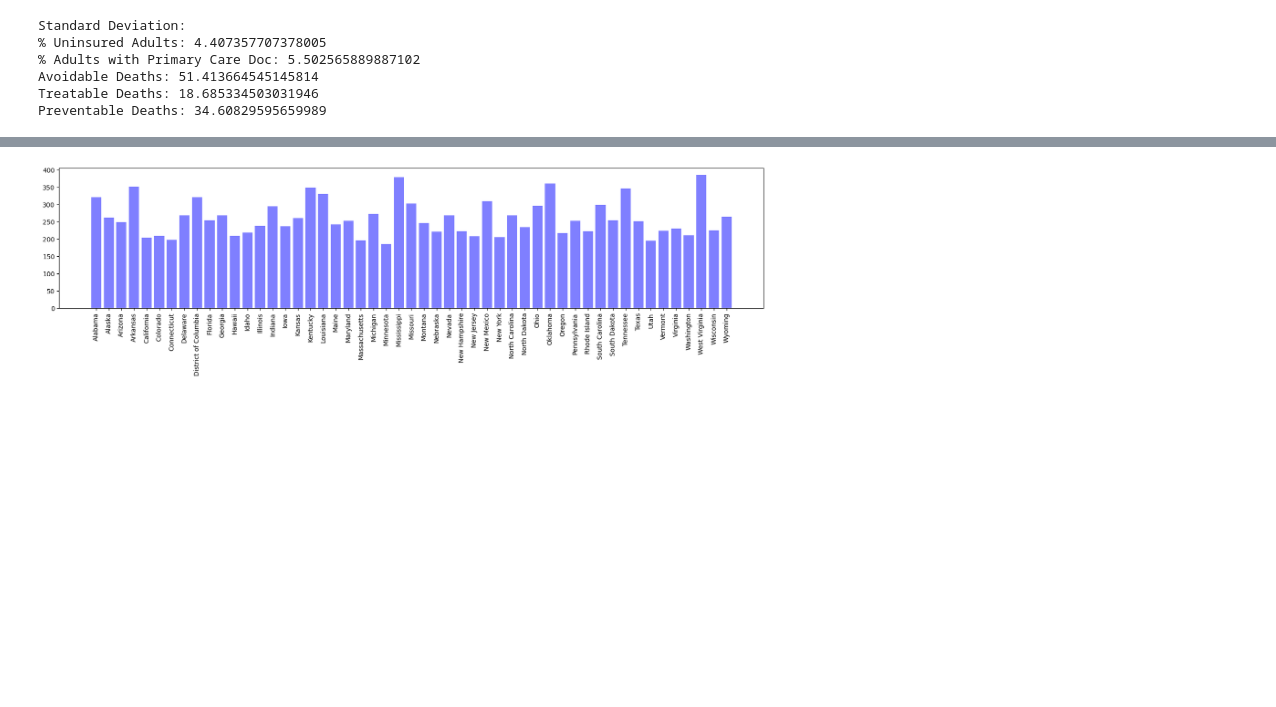
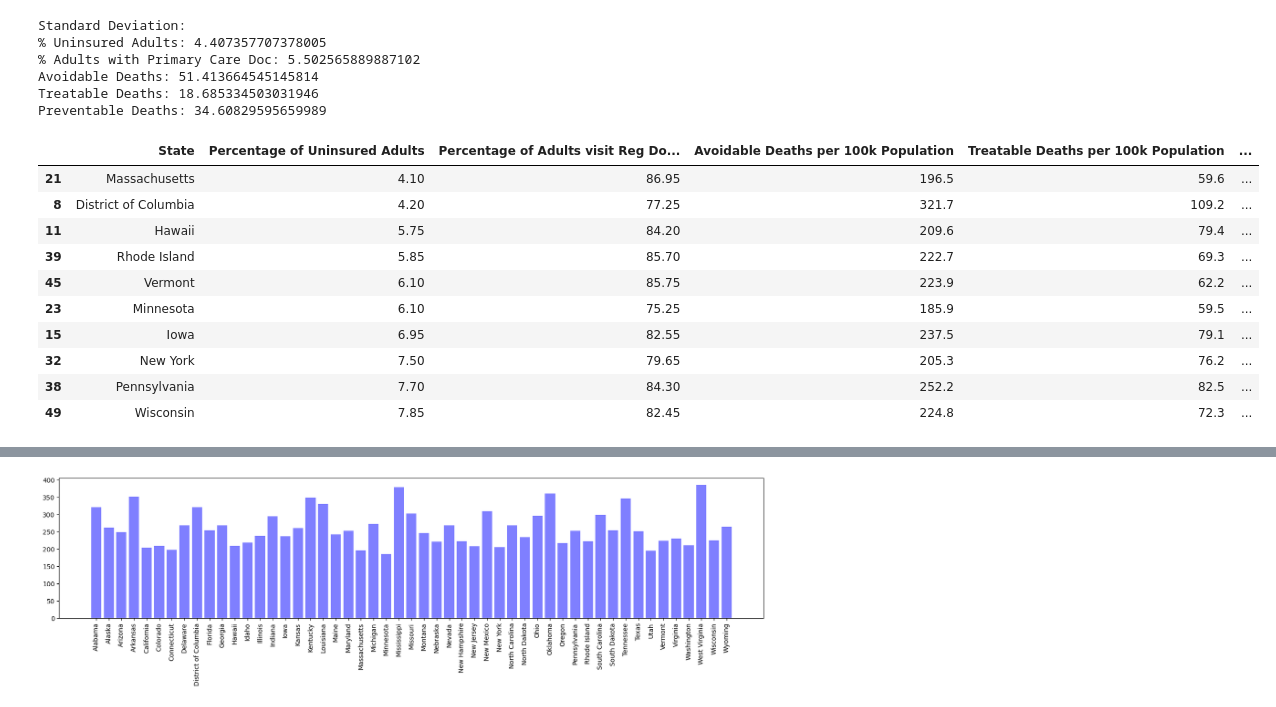
Before and after one commit to redpandata19/Project_1_Team_5, a Jupyter notebook: Data_Analysis.ipynb, the cells around one changed output, grey strips where cells are left out. Saved outputs shown, nothing was run; the diff lists cells and outputs as text; code cells hidden in the pictures; blank space fills up the shorter version.

```diff
--- a/Data_Analysis.ipynb
+++ b/Data_Analysis.ipynb
@@ -98,5 +98,20 @@ doc_sorted = merged_data.sort_values("Percentage of Adults visit Reg Doctors")
 avoi_sorted = merged_data.sort_values("Avoidable Deaths per 100k Population")
 treat_sorted = merged_data.sort_values("Treatable Deaths per 100k Population")
 prev_sorted = merged_data.sort_values("Preventable Deaths per 100k Population")
+# %%
+# confirm sorting is low to high
+unis_sorted.head(10)
+# %% [output]
+|  | State | Percentage of Uninsured Adults | Percentage of Adults visit Reg Do... | Avoidable Deaths per 100k Population | Treatable Deaths per 100k Population | ... |
+| 21 | Massachusetts | 4.10 | 86.95 | 196.5 | 59.6 | ... |
+| 8 | District of Columbia | 4.20 | 77.25 | 321.7 | 109.2 | ... |
+| 11 | Hawaii | 5.75 | 84.20 | 209.6 | 79.4 | ... |
+| 39 | Rhode Island | 5.85 | 85.70 | 222.7 | 69.3 | ... |
+| 45 | Vermont | 6.10 | 85.75 | 223.9 | 62.2 | ... |
+| 23 | Minnesota | 6.10 | 75.25 | 185.9 | 59.5 | ... |
+| 15 | Iowa | 6.95 | 82.55 | 237.5 | 79.1 | ... |
+| 32 | New York | 7.50 | 79.65 | 205.3 | 76.2 | ... |
+| 38 | Pennsylvania | 7.70 | 84.30 | 252.2 | 82.5 | ... |
+| 49 | Wisconsin | 7.85 | 82.45 | 224.8 | 72.3 | ... |
 # %%
 # DESIRED OUTCOMES
```
Also changed, not shown: parts of 5 cells of this notebook.
